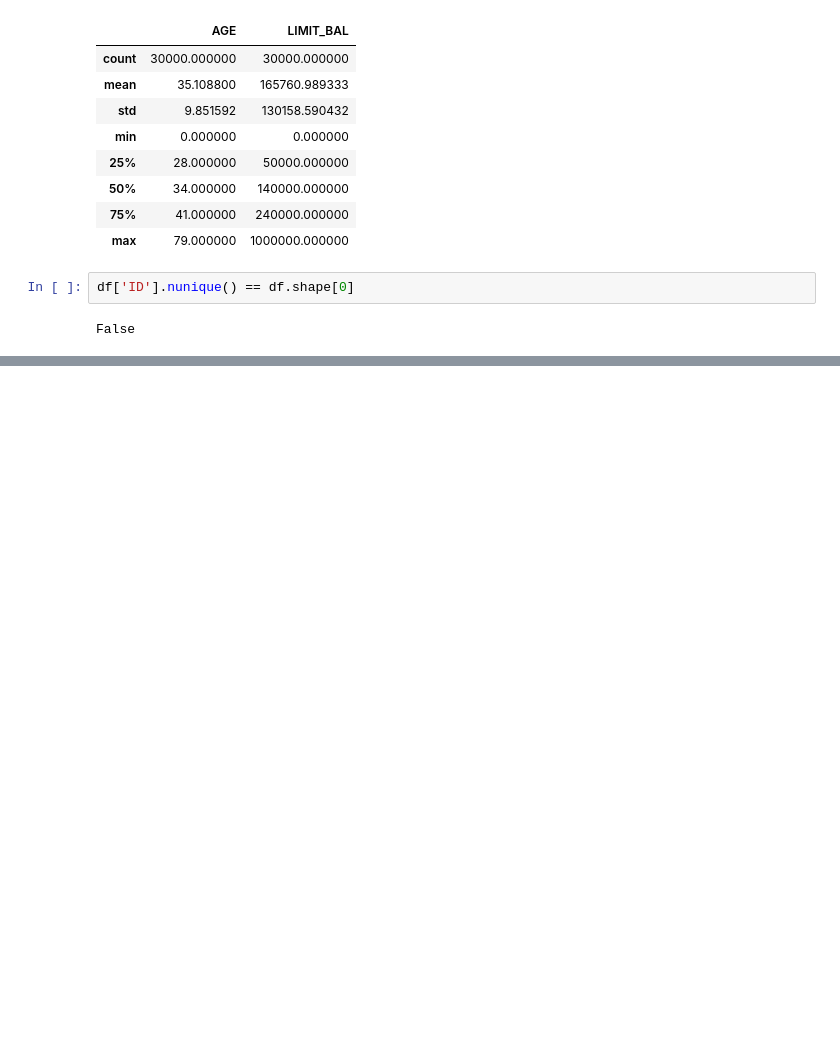
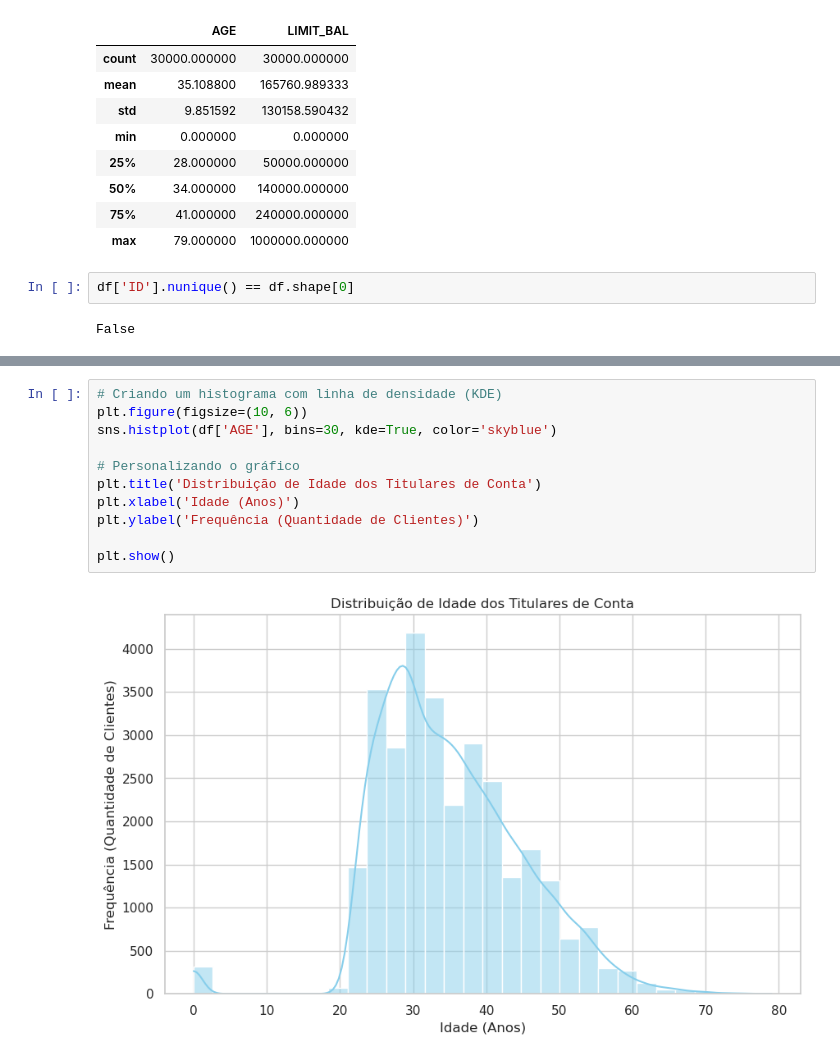
Before and after one commit to Eranzitoo/curso-ciencia-dados, a Jupyter notebook: ciencia_dados.ipynb, the cells around one changed output, grey strips where cells are left out. Saved outputs shown, nothing was run; the diff lists cells and outputs as text; blank space fills up the shorter version.

```diff
--- a/ciencia_dados.ipynb
+++ b/ciencia_dados.ipynb
@@ -153,0 +162,13 @@ False
+# %%
+# Criando um histograma com linha de densidade (KDE)
+plt.figure(figsize=(10, 6))
+sns.histplot(df['AGE'], bins=30, kde=True, color='skyblue')
+
+# Personalizando o gráfico
+plt.title('Distribuição de Idade dos Titulares de Conta')
+plt.xlabel('Idade (Anos)')
+plt.ylabel('Frequência (Quantidade de Clientes)')
+
+plt.show()
+# %% [output]
+[figure, added]
```
Also changed, not shown: parts of 2 cells of this notebook.
